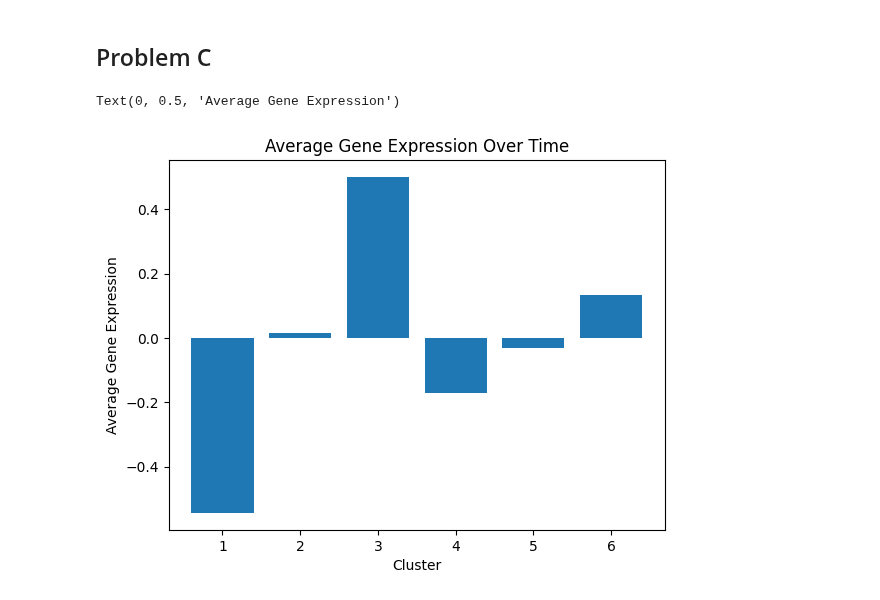
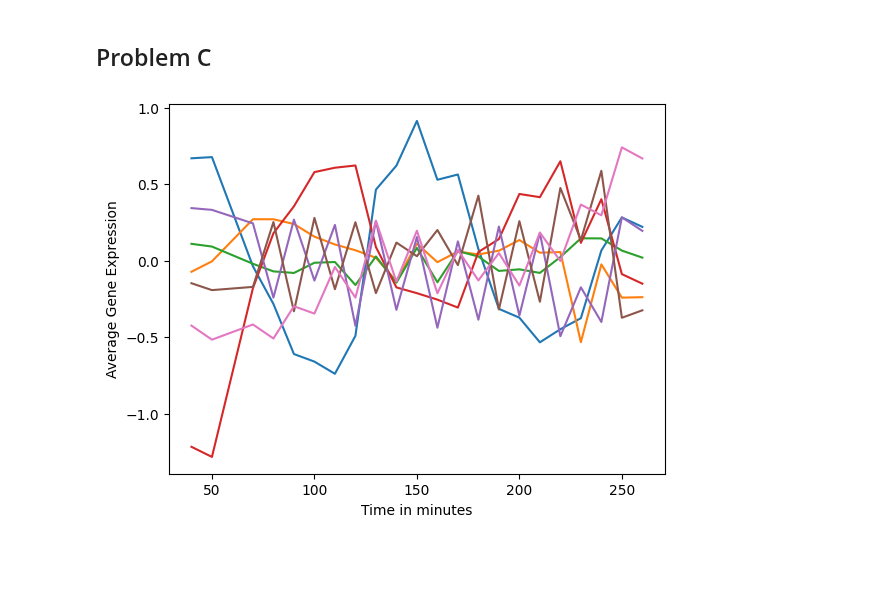
Before and after one commit to queue-h/ISCI-396, a Jupyter notebook: problem_sets/Problem_Set_7.ipynb, the cells around one changed output. Drawn from its saved outputs; the diff is of its cells as text; code cells hidden in the pictures; blank space fills up the shorter version.

```diff
--- a/problem_sets/Problem_Set_7.ipynb
+++ b/problem_sets/Problem_Set_7.ipynb
@@ -65,19 +65,25 @@ Based on this elbow plot, I would estimate the most efficient number of clusters
 # %%
 import pandas as pd
 import matplotlib.pyplot as plt
 from sklearn.decomposition import PCA
 import numpy as np
 from sklearn.cluster import KMeans
 
-df = pd.read_csv("Spellman.csv", delimiter=",")
-pca = PCA(n_components=6).fit(df.iloc[:, 1:])
-X = pca.transform(df.iloc[:, 1:])
-cluster_n = 6
-kmeans = KMeans(n_clusters=cluster_n).fit(X)
-plt.bar(range(1, cluster_n + 1), np.mean(kmeans.cluster_centers_, axis = 1))
-plt.title("Average Gene Expression Over Time")
-plt.xlabel("Cluster")
-plt.ylabel("Average Gene Expression")
+df = pd.read_csv('Spellman.csv')
+gene_names = [int(key) for key in df.keys()[1:]]
+X = df.to_numpy()[:, 1:]
+pca = PCA().fit(X)
+X_t = PCA(n_components=4).fit_transform(X)
+
+kmeans = KMeans(n_clusters=7).fit(pca.transform(X)[:, :6])
+c = kmeans.predict(pca.transform(X)[:, :6])
+
+for c_i in np.unique(c):
+    use = c == c_i
+    plt.plot(gene_names, np.mean(X[use], axis=0))
+
+plt.xlabel('Time in minutes')
+plt.ylabel('Average Gene Expression')
+plt.show()
 # %% [output]
-Text(0, 0.5, 'Average Gene Expression')
-[figure, old version]
+[figure, new version]
```
Also changed, not shown: 3 other files.
